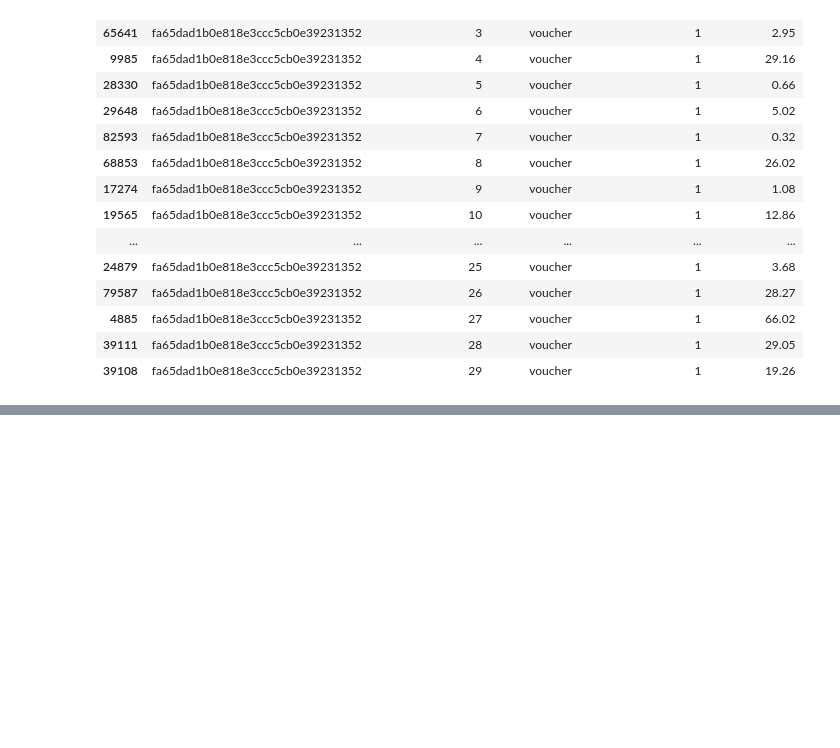
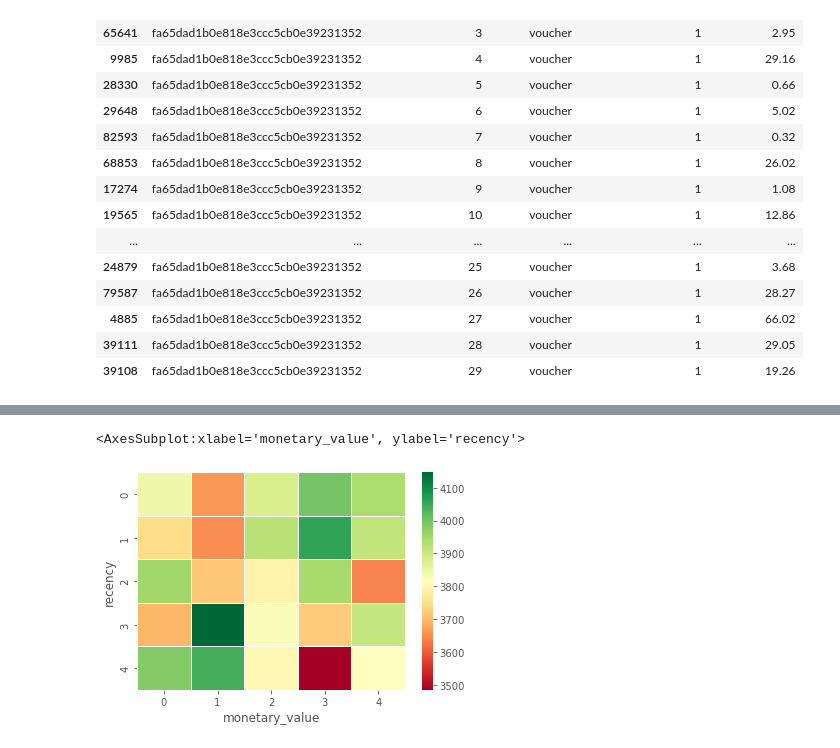
Before and after one commit to jgrau90/KMeans_Olist, a Jupyter notebook: Kmeans_with_pipeline.ipynb, the cells around one changed output, grey strips where cells are left out. Saved outputs shown, nothing was run; the diff lists cells and outputs as text; code cells hidden in the pictures; blank space fills up the shorter version.

```diff
--- a/Kmeans_with_pipeline.ipynb
+++ b/Kmeans_with_pipeline.ipynb
@@ -426,0 +1209,6 @@ payments_df.groupby('order_id').get_group((order_id_)).sort_values(by='payment_s
+# %%
+# calculamos los indicadores de RFM
+QUANTILES = 5
+X_processed['recency'] = pd.qcut(X_processed['last_purchase'], q = QUANTILES, labels = range(QUANTILES))
+X_processed['frequency'] = (X_processed['n_orders'] > 1).astype(int)
+X_processed['monetary_value'] = pd.qcut(X_processed['amount'], q = QUANTILES, labels = range(QUANTILES))
@@ -426,0 +1245,2 @@ payments_df.groupby('order_id').get_group((order_id_)).sort_values(by='payment_s
+# %%
+rm_df = pd.crosstab(X_processed['recency'], X_processed['monetary_value'])
@@ -426,0 +1257,5 @@ payments_df.groupby('order_id').get_group((order_id_)).sort_values(by='payment_s
+# %%
+sns.heatmap(rm_df, cmap = 'RdYlGn', linewidths = 0.5)
+# %% [output]
+<AxesSubplot:xlabel='monetary_value', ylabel='recency'>
+[figure, added]
```
Also changed, not shown: parts of 96 cells of this notebook.
